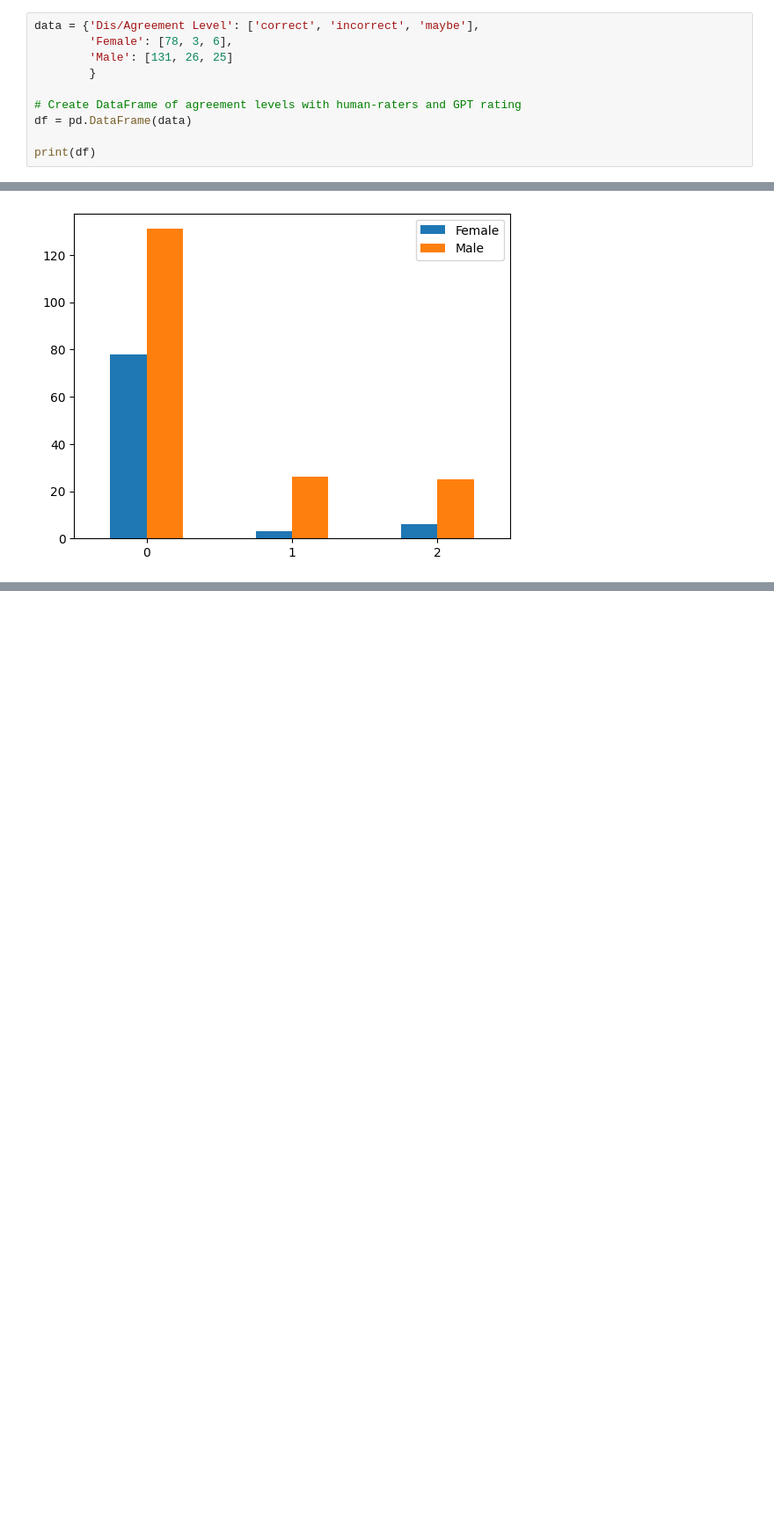
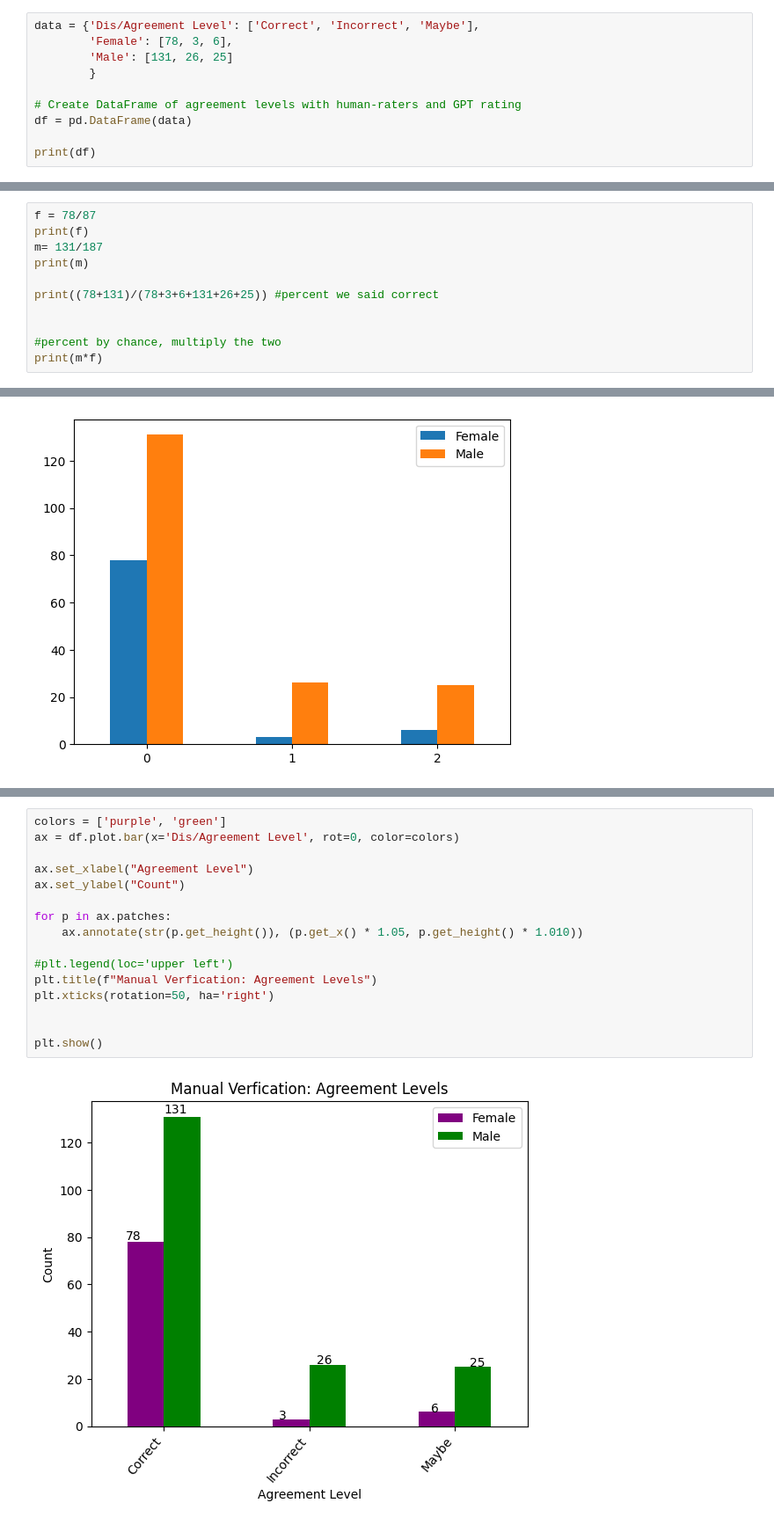
Before and after one commit to tsrogers9/CS315-proj3-group2, a Jupyter notebook: 2-analysis/gptManualCheck.ipynb, the cells around one changed output, grey strips where cells are left out. Shown at 88% size. Saved outputs shown, nothing was run; the diff lists cells and outputs as text; blank space fills up the shorter version.

```diff
--- a/2-analysis/gptManualCheck.ipynb
+++ b/2-analysis/gptManualCheck.ipynb
@@ -8,7 +8,7 @@ Author: Josie R
 # %%
 import pandas as pd
 # %%
-data = {'Dis/Agreement Level': ['correct', 'incorrect', 'maybe'],
+data = {'Dis/Agreement Level': ['Correct', 'Incorrect', 'Maybe'],
         'Female': [78, 3, 6],
         'Male': [131, 26, 25]
         }
@@ -24,0 +25,11 @@ print(df)
+# %%
+f = 78/87
+print(f)
+m= 131/187
+print(m)
+
+print((78+131)/(78+3+6+131+26+25)) #percent we said correct
+
+
+#percent by chance, multiply the two
+print(m*f)
@@ -29,0 +55,18 @@ df.plot.bar(rot=0)
+# %%
+colors = ['purple', 'green']
+ax = df.plot.bar(x='Dis/Agreement Level', rot=0, color=colors)
+
+ax.set_xlabel("Agreement Level")
+ax.set_ylabel("Count")
+
+for p in ax.patches:
+    ax.annotate(str(p.get_height()), (p.get_x() * 1.05, p.get_height() * 1.010))
+
+#plt.legend(loc='upper left')
+plt.title(f"Manual Verfication: Agreement Levels")
+plt.xticks(rotation=50, ha='right')
+
+
+plt.show()
+# %% [output]
+[figure, added]
```
Also changed, not shown: parts of 8 cells of this notebook.
